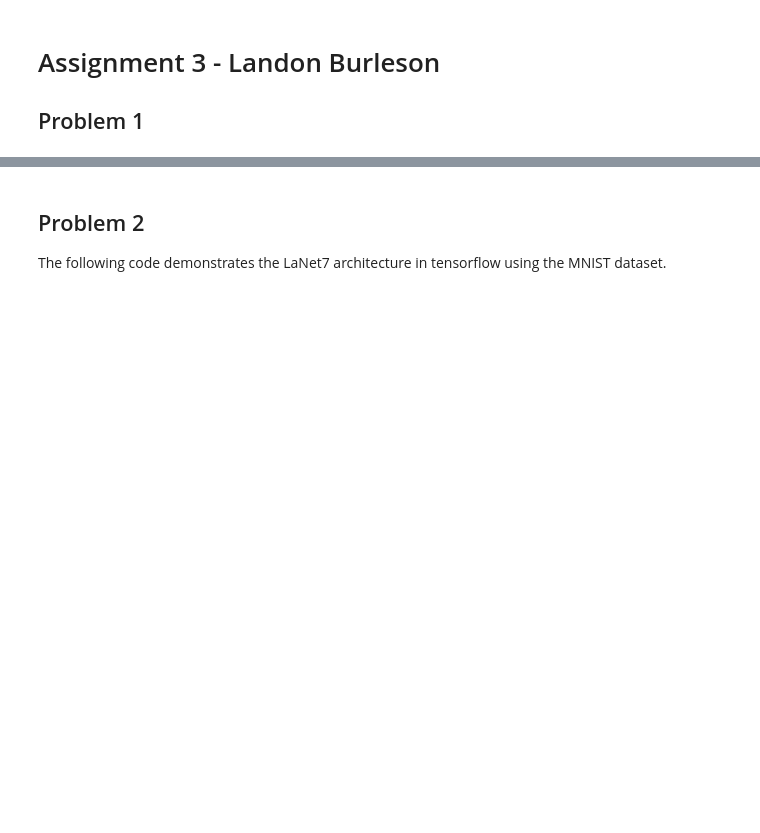
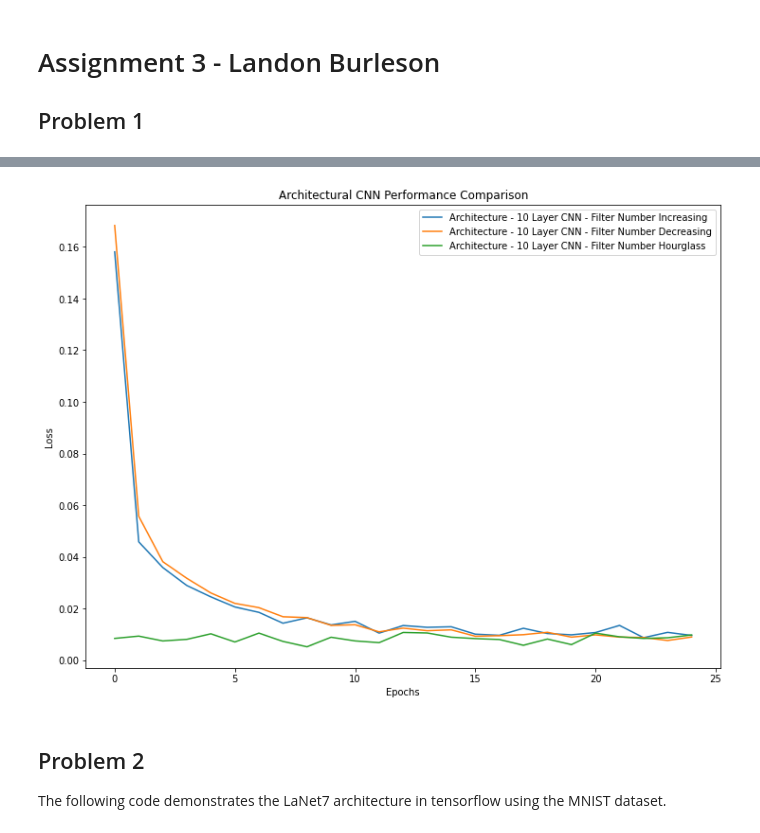
Before and after one commit to lrburle/ML_Asssignment3, a Jupyter notebook: assign_3.ipynb, the cells around one changed output, grey strips where cells are left out. Cells and saved outputs as stored; diff of their text form; code cells hidden in the pictures; blank space fills up the shorter version.

Commit message:
Added in the graphs for loss comparison.

```diff
--- a/assign_3.ipynb
+++ b/assign_3.ipynb
@@ -125,0 +117,28 @@ Predicted value: 0, actual digit: 0
+# %%
+#Creating the sequential model for a the number of filters decreasing as the layers increase
+cnn_model3 = keras.models.Sequential([
+    #Convolution front end.
+    keras.layers.Conv2D(256, (3, 3), activation="relu", padding="same", input_shape = [28, 28, 1], name="conv1"),
+    keras.layers.MaxPooling2D((2, 2), name="maxpool1"),
+    keras.layers.Conv2D(128, (3, 3), activation="relu", padding="same", name="conv2"),
+    keras.layers.Conv2D(64, (3, 3), activation="relu", padding="same", name="conv3"),
+    keras.layers.MaxPooling2D((2, 2), name="maxpool2"),
+    keras.layers.Conv2D(64, (3, 3), activation="relu", padding="same", name="conv6"),
+    keras.layers.Conv2D(128, (3, 3), activation="relu", padding="same", name="conv7"),
+    keras.layers.MaxPooling2D((2, 2), name="maxpool4"),
+    keras.layers.Conv2D(256, (3, 3), activation="relu", padding="same", name="conv8"),
+    keras.layers.MaxPooling2D((2, 2), name="maxpool5"),
+
+	#Deep learning layers
+    keras.layers.Flatten(),
+    keras.layers.Dense(128, activation="relu", name="deep1"), #Dense layers can be atributed to a 'regular' hidden layer of neurons
+    keras.layers.Dense(10, activation="softmax", name="deep2")
+])
+
+#Shows the whole network topology for the compiled CNN
+cnn_model3.compile(loss='sparse_categorical_crossentropy', optimizer='adam', metrics=['accuracy'])
+#Compiling the model with a loss, optimizer, and other metrics
+cnn_model3.summary()
+
+#Training the network.
+history3 = cnn_model2.fit(x_train, y_train, epochs=25, validation_data=(x_valid,y_valid))
@@ -126,3 +163,16 @@ Predicted value: 0, actual digit: 0
+# %%
+# Show the Loss vs Epochs for each architecture.
+plt.figure(figsize=[12, 9])
+plt.title("Architectural CNN Performance Comparison")
+plt.xlabel("Epochs")
+plt.ylabel("Loss")
+plt.plot(history1.history['loss'])
+plt.plot(history2.history['loss'])
+plt.plot(history3.history['loss'])
+plt.legend(['Architecture - 10 Layer CNN - Filter Number Increasing', 'Architecture - 10 Layer CNN - Filter Number Decreasing', 'Architecture - 10 Layer CNN - Filter Number Hourglass'], loc='upper right')
+plt.show()
+# %% [output]
+[figure, added]
 # %% [markdown]
 ## Problem 2
 
```
Also changed, not shown: parts of 4 cells of this notebook.
